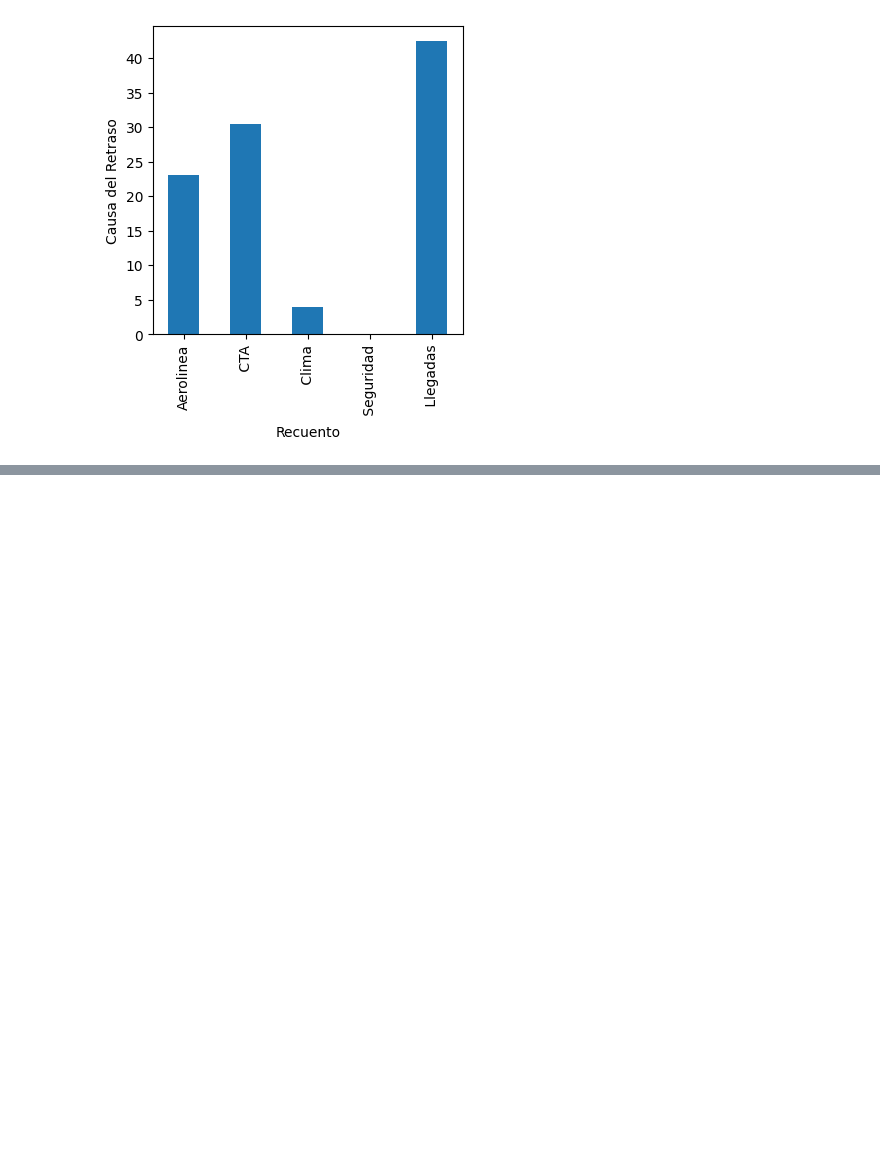
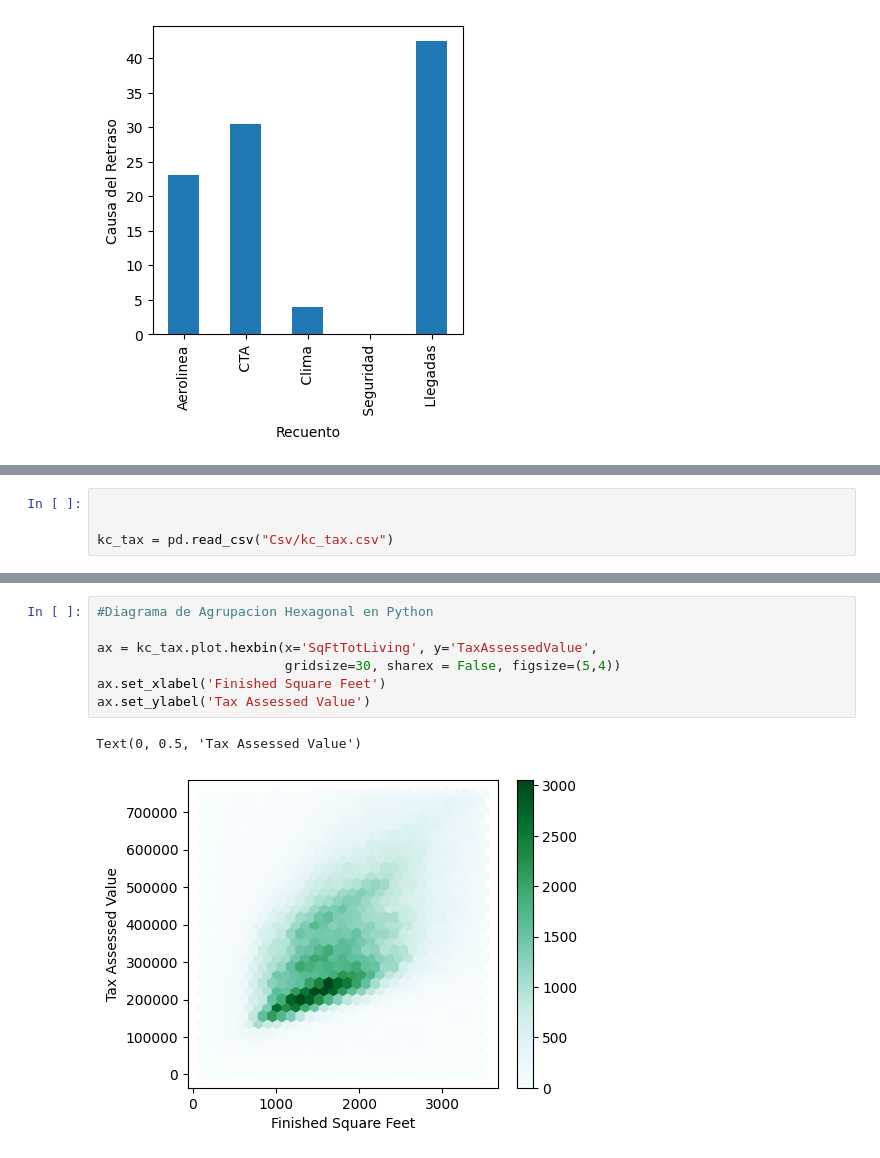
Before and after one commit to mariosantos2003-dot/DataScience, a Jupyter notebook: Exploracion_Binarios_Categoricos.ipynb, the cells around one changed output, grey strips where cells are left out. Drawn from its saved outputs; the diff is of its cells as text; blank space fills up the shorter version.

```diff
--- a/Exploracion_Binarios_Categoricos.ipynb
+++ b/Exploracion_Binarios_Categoricos.ipynb
@@ -27,0 +29,4 @@ ax.axvline(0, color ='grey', lw=1)
+# %%
+
+
+kc_tax = pd.read_csv("Csv/kc_tax.csv")
@@ -27,0 +41,10 @@ ax.axvline(0, color ='grey', lw=1)
+# %%
+#Diagrama de Agrupacion Hexagonal en Python
+
+ax = kc_tax.plot.hexbin(x='SqFtTotLiving', y='TaxAssessedValue',
+                        gridsize=30, sharex = False, figsize=(5,4))
+ax.set_xlabel('Finished Square Feet')
+ax.set_ylabel('Tax Assessed Value')
+# %% [output]
+Text(0, 0.5, 'Tax Assessed Value')
+[figure, added]
```
Also changed, not shown: parts of 8 cells of this notebook, 21 other files.
